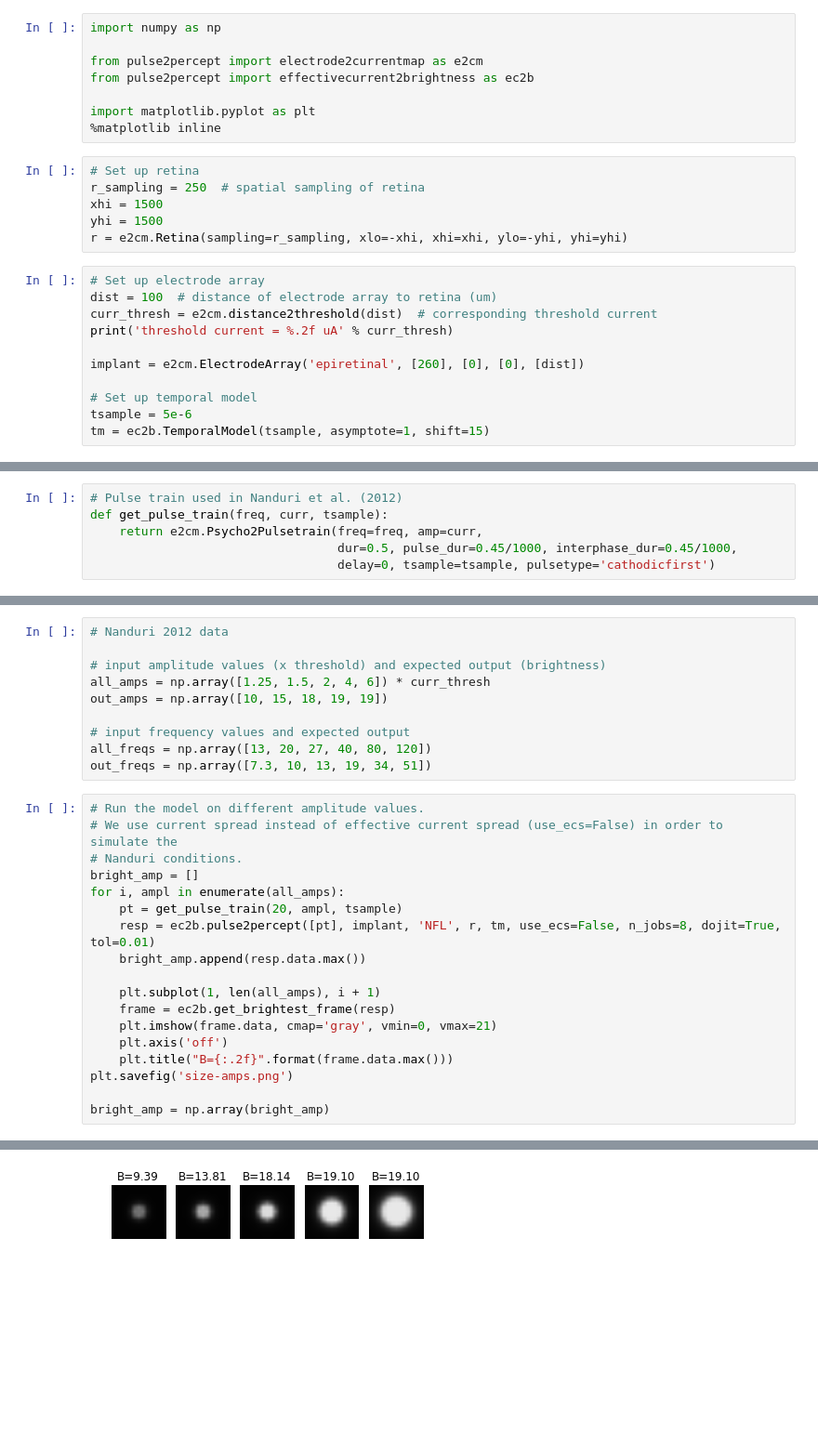
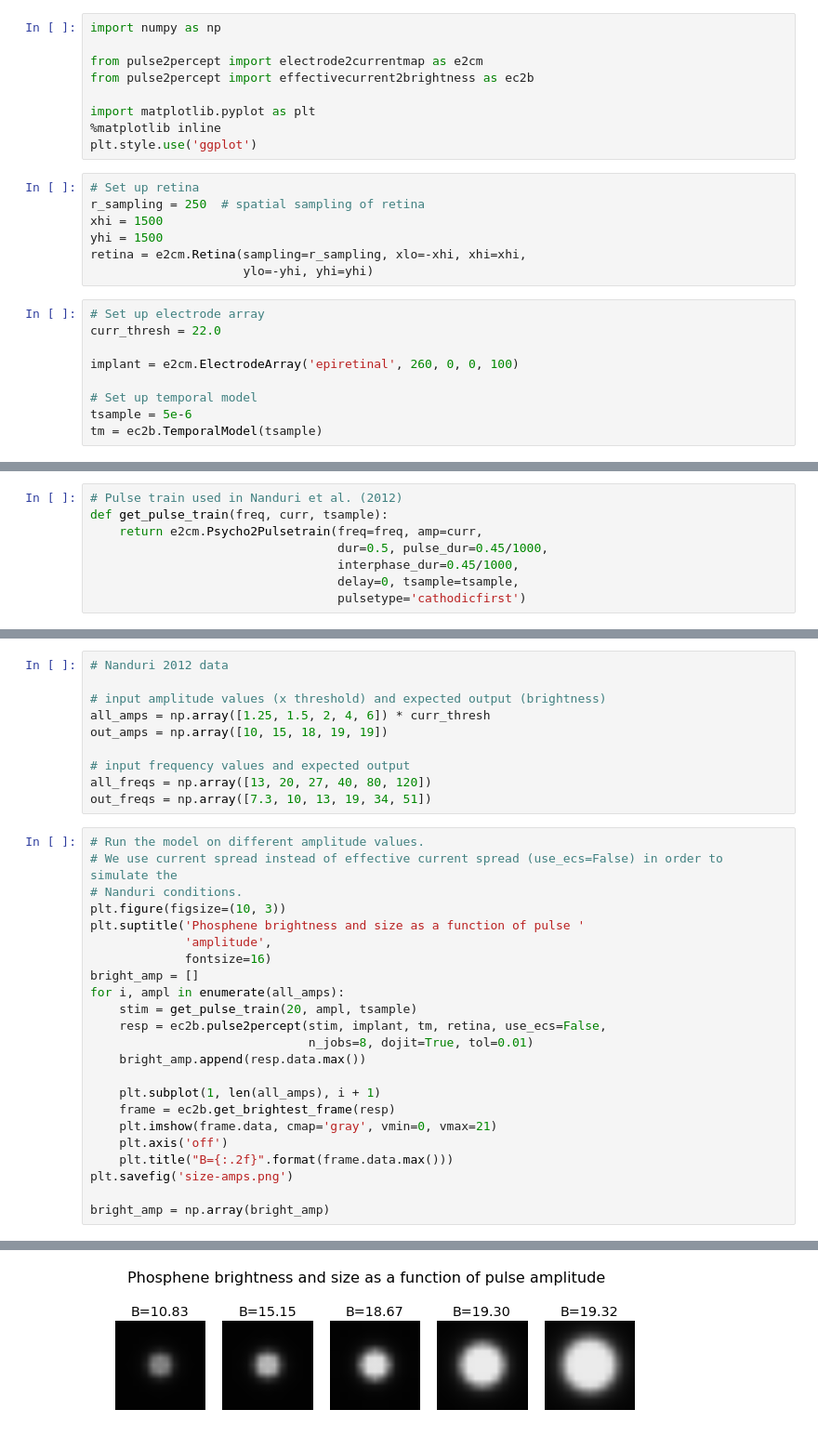
Before and after one commit to pulse2percept/pulse2percept, a Jupyter notebook: examples/notebooks/1.0-exp-nanduri2012.ipynb, the cells around one changed output, grey strips where cells are left out. Shown: that part at 93% size. Saved outputs shown, nothing was run; the diff lists cells and outputs as text; blank space fills up the shorter version.

```diff
--- a/examples/notebooks/1.0-exp-nanduri2012.ipynb
+++ b/examples/notebooks/1.0-exp-nanduri2012.ipynb
@@ -6,20 +6,20 @@ from pulse2percept import effectivecurrent2brightness as ec2b
 
 import matplotlib.pyplot as plt
 %matplotlib inline
+plt.style.use('ggplot')
 # %%
 # Set up retina
 r_sampling = 250  # spatial sampling of retina
 xhi = 1500
 yhi = 1500
-r = e2cm.Retina(sampling=r_sampling, xlo=-xhi, xhi=xhi, ylo=-yhi, yhi=yhi)
+retina = e2cm.Retina(sampling=r_sampling, xlo=-xhi, xhi=xhi,
+                     ylo=-yhi, yhi=yhi)
 # %%
 # Set up electrode array
-dist = 100  # distance of electrode array to retina (um)
-curr_thresh = e2cm.distance2threshold(dist)  # corresponding threshold current
-print('threshold current = %.2f uA' % curr_thresh)
+curr_thresh = 22.0
 
-implant = e2cm.ElectrodeArray('epiretinal', [260], [0], [0], [dist])
+implant = e2cm.ElectrodeArray('epiretinal', 260, 0, 0, 100)
 
 # Set up temporal model
 tsample = 5e-6
-tm = ec2b.TemporalModel(tsample, asymptote=1, shift=15)
+tm = ec2b.TemporalModel(tsample)
@@ -29,7 +27,9 @@ threshold current = 21.24 uA
 # Pulse train used in Nanduri et al. (2012)
 def get_pulse_train(freq, curr, tsample):
     return e2cm.Psycho2Pulsetrain(freq=freq, amp=curr,
-                                  dur=0.5, pulse_dur=0.45/1000, interphase_dur=0.45/1000,
-                                  delay=0, tsample=tsample, pulsetype='cathodicfirst')
+                                  dur=0.5, pulse_dur=0.45/1000,
+                                  interphase_dur=0.45/1000,
+                                  delay=0, tsample=tsample,
+                                  pulsetype='cathodicfirst')
 # %%
 pulse_train = get_pulse_train(20, 1.25 * curr_thresh, tsample)
@@ -55,10 +65,15 @@ out_freqs = np.array([7.3, 10, 13, 19, 34, 51])
 # Run the model on different amplitude values.
 # We use current spread instead of effective current spread (use_ecs=False) in order to simulate the
 # Nanduri conditions.
+plt.figure(figsize=(10, 3))
+plt.suptitle('Phosphene brightness and size as a function of pulse '
+             'amplitude',
+             fontsize=16)
 bright_amp = []
 for i, ampl in enumerate(all_amps):
-    pt = get_pulse_train(20, ampl, tsample)
-    resp = ec2b.pulse2percept([pt], implant, 'NFL', r, tm, use_ecs=False, n_jobs=8, dojit=True, tol=0.01)
+    stim = get_pulse_train(20, ampl, tsample)
+    resp = ec2b.pulse2percept(stim, implant, tm, retina, use_ecs=False,
+                              n_jobs=8, dojit=True, tol=0.01)
     bright_amp.append(resp.data.max())
 
     plt.subplot(1, len(all_amps), i + 1)
@@ -73,3 +93,3 @@ bright_amp = np.array(bright_amp)
-[figure, old version]
+[figure, new version]
 # %%
 # Run the model on different frequency values
```
Also changed, not shown: parts of 8 cells of this notebook, 15 other files.
